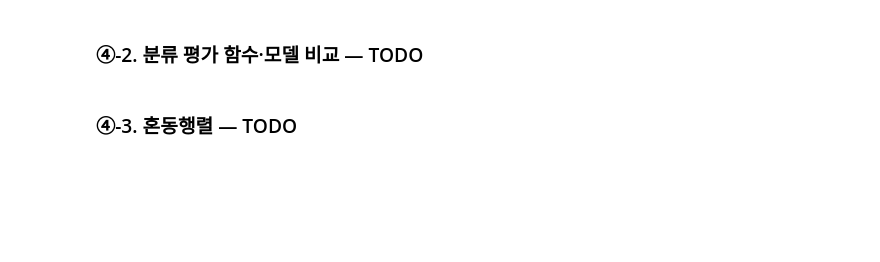
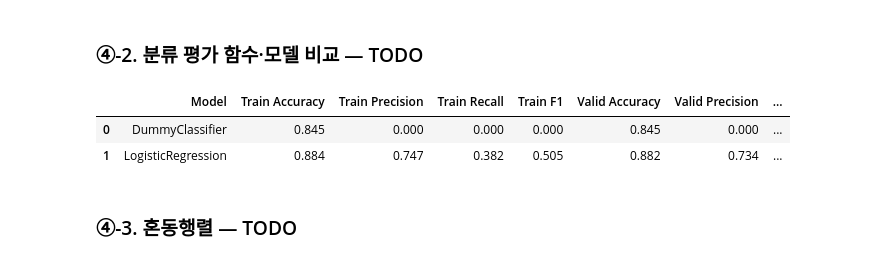
Before and after one commit to Kim-ms/ai-mini-projects, a Jupyter notebook: mini-project-01/code/02_classification_online_shopping.ipynb, the cells around one changed output. Cells and saved outputs as stored; diff of their text form; code cells hidden in the pictures; blank space fills up the shorter version.

```diff
--- a/mini-project-01/code/02_classification_online_shopping.ipynb
+++ b/mini-project-01/code/02_classification_online_shopping.ipynb
@@ -365,15 +370,22 @@ def make_preprocessor():
     # TODO 3-2. 범주형 OneHotEncoder, 수치형 StandardScaler,
     # 이진형 passthrough를 ColumnTransformer로 결합합니다.
     # OneHotEncoder(handle_unknown="ignore", sparse_output=False)
-    return ...
+    preprocessor = ColumnTransformer(
+        transformers=[
+            ('category', OneHotEncoder(handle_unknown="ignore", sparse_output=False), categorical_features),
+            ('number', StandardScaler(), numeric_features),
+            ('bin', "passthrough", binary_features)
+        ]
+    )
+    return preprocessor
 
 
 preprocessor = make_preprocessor()
 
 # TODO 3-3. Train으로 전처리를 학습하고 Validation에 동일한 변환을 적용합니다.
 # 힌트: fit_transform(), transform(), np.asarray(..., dtype=np.float32)
-Xt_train = ...
-Xt_valid = ...
+Xt_train = np.asarray(preprocessor.fit_transform(X_train), dtype=np.float32)
+Xt_valid = np.asarray(preprocessor.transform(X_valid), dtype=np.float32)
 
 # [공통] Shape와 유한값 검사
 print("변환 전:", X_train.shape)
@@ -412,6 +436,10 @@ print("Mini-batches:", len(train_loader))
 from sklearn.pipeline import Pipeline
 from sklearn.dummy import DummyClassifier
 from sklearn.linear_model import LogisticRegression
+
+# 유니코드 디코딩 에러 발생으로 인한 추가 작성
+from sklearn import set_config
+set_config(display="text")
 
 
 # [공통] sklearn 모델 + 전처리 Pipeline
@@ -425,8 +453,8 @@ def make_sklearn_pipeline(estimator):
 
 # TODO 4-1. DummyClassifier(strategy="most_frequent")와
 # LogisticRegression(max_iter=1500)을 Pipeline으로 구성합니다.
-dummy_model = ...
-logistic_model = ...
+dummy_model = make_sklearn_pipeline(DummyClassifier(strategy="most_frequent"))
+logistic_model = make_sklearn_pipeline(LogisticRegression(max_iter=1500))
 
 # [공통] 두 모델 학습
 dummy_model.fit(X_train, y_train)
@@ -437,39 +483,51 @@ logistic_model.fit(X_train, y_train)
 from sklearn.metrics import (
     accuracy_score, precision_score, recall_score, f1_score,
     confusion_matrix, classification_report,
 )
 
 
 def classification_scores(y_true, y_pred):
     """구매 클래스(1) 기준 지표를 반환합니다."""
     # TODO 4-2. Accuracy·Precision·Recall·F1을 계산합니다.
     # Precision·Recall·F1은 zero_division=0으로 설정합니다.
     return {
-        "Accuracy": ...,
-        "Precision": ...,
-        "Recall": ...,
-        "F1": ...,
+        "Accuracy": accuracy_score(y_true, y_pred),
+        "Precision": precision_score(y_true, y_pred),
+        "Recall": recall_score(y_true, y_pred),
+        "F1": f1_score(y_true, y_pred),
     }
 
 
 # [공통] sklearn/MLP 모델 모두 사용할 결과 정리 함수
 def summary_row(name, train_true, train_pred, valid_true, valid_pred):
     tr = classification_scores(train_true, train_pred)
     va = classification_scores(valid_true, valid_pred)
     return {
         "Model": name,
         **{f"Train {k}": v for k, v in tr.items()},
         **{f"Valid {k}": v for k, v in va.items()},
     }
 
 
 # TODO 4-3. 두 기준 모델의 Train·Validation 예측값을 사용하여
 # summary_row() 결과를 results 리스트에 저장합니다.
 results = [
-    # summary_row("DummyClassifier", ...),
-    # summary_row("LogisticRegression", ...),
+    summary_row(
+        "DummyClassifier",
+        y_train, dummy_model.predict(X_train),
+        y_valid, dummy_model.predict(X_valid)
+        ),
+    summary_row(
+        "LogisticRegression",
+        y_train, logistic_model.predict(X_train),
+        y_valid, logistic_model.predict(X_valid)
+        ),
 ]
 display(pd.DataFrame(results).round(3))
+# %% [output]
+|  | Model | Train Accuracy | Train Precision | Train Recall | Train F1 | Valid Accuracy | Valid Precision | ... |
+| 0 | DummyClassifier | 0.845 | 0.000 | 0.000 | 0.000 | 0.845 | 0.000 | ... |
+| 1 | LogisticRegression | 0.884 | 0.747 | 0.382 | 0.505 | 0.882 | 0.734 | ... |
 # %% [markdown]
 ### ④-3. 혼동행렬 — TODO
 # %%
```
Also changed, not shown: parts of 5 cells of this notebook, 3 other files.
